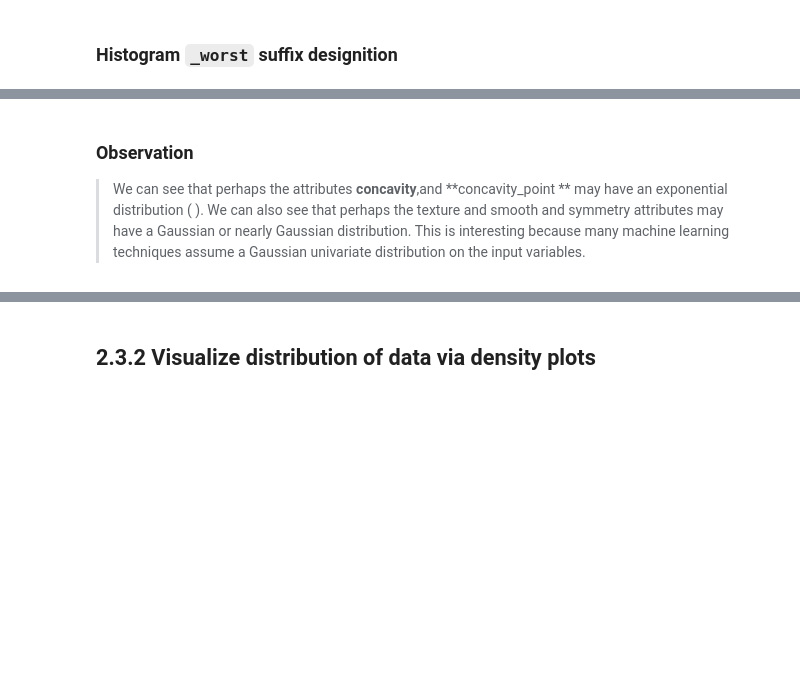
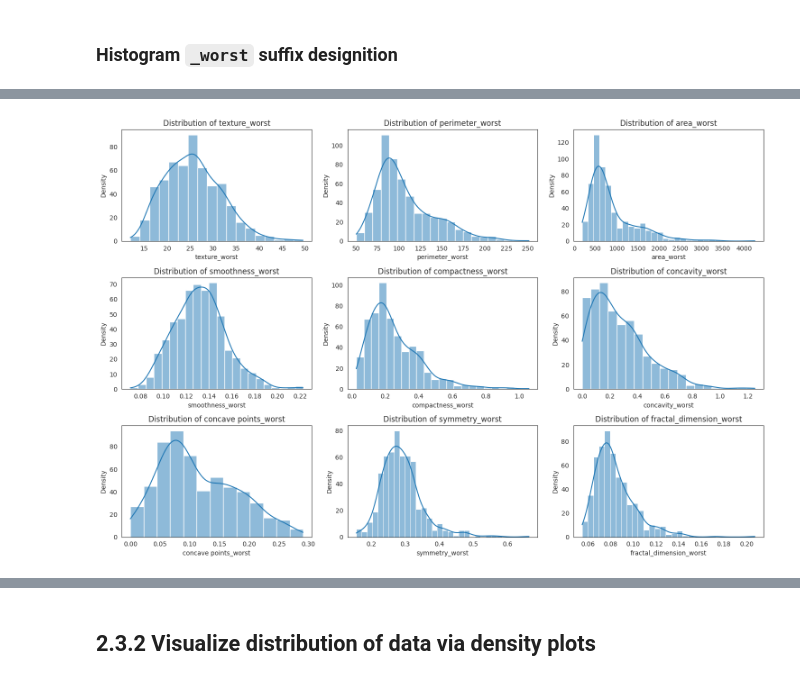
Before and after one commit to Ehtisham1053/Machine-learning-projects, a Jupyter notebook: Breast_Cancer_Prediction.ipynb, the cells around one changed output, grey strips where cells are left out. Saved outputs shown, nothing was run; the diff lists cells and outputs as text; code cells hidden in the pictures; blank space fills up the shorter version.

```diff
--- a/Breast_Cancer_Prediction.ipynb
+++ b/Breast_Cancer_Prediction.ipynb
@@ -433,4 +492,21 @@ hist_worst=df_worst.hist(bins=10, figsize=(15, 10),grid=False,)
-# %% [markdown]
-### __Observation__
-
->We can see that perhaps the attributes  **concavity**,and **concavity_point ** may have an exponential distribution ( ). We can also see that perhaps the texture and smooth and symmetry attributes may have a Gaussian or nearly Gaussian distribution. This is interesting because many machine learning techniques assume a Gaussian univariate distribution on the input variables.
+# %%
+num_cols = len(df_worst.columns)
+num_rows = int(np.ceil(num_cols / 3))
+fig, axes = plt.subplots(num_rows, 3, figsize=(15, 10))
+axes = axes.flatten()
+for i, column in enumerate(df_worst.columns):
+    if df_worst[column].dtype in [np.int64, np.float64]:
+        sns.histplot(df_worst[column], kde=True, ax=axes[i])
+        axes[i].set_title(f"Distribution of {column}")
+        axes[i].set_xlabel(column)
+        axes[i].set_ylabel("Density")
+    else:
+        print(f"Skipping non-numerical column: {column}")
+
+for j in range(num_cols, num_rows * 3):
+    fig.delaxes(axes[j])
+
+plt.tight_layout()
+plt.show()
+# %% [output]
+[figure, added]
```
Also changed, not shown: parts of 13 cells of this notebook.
